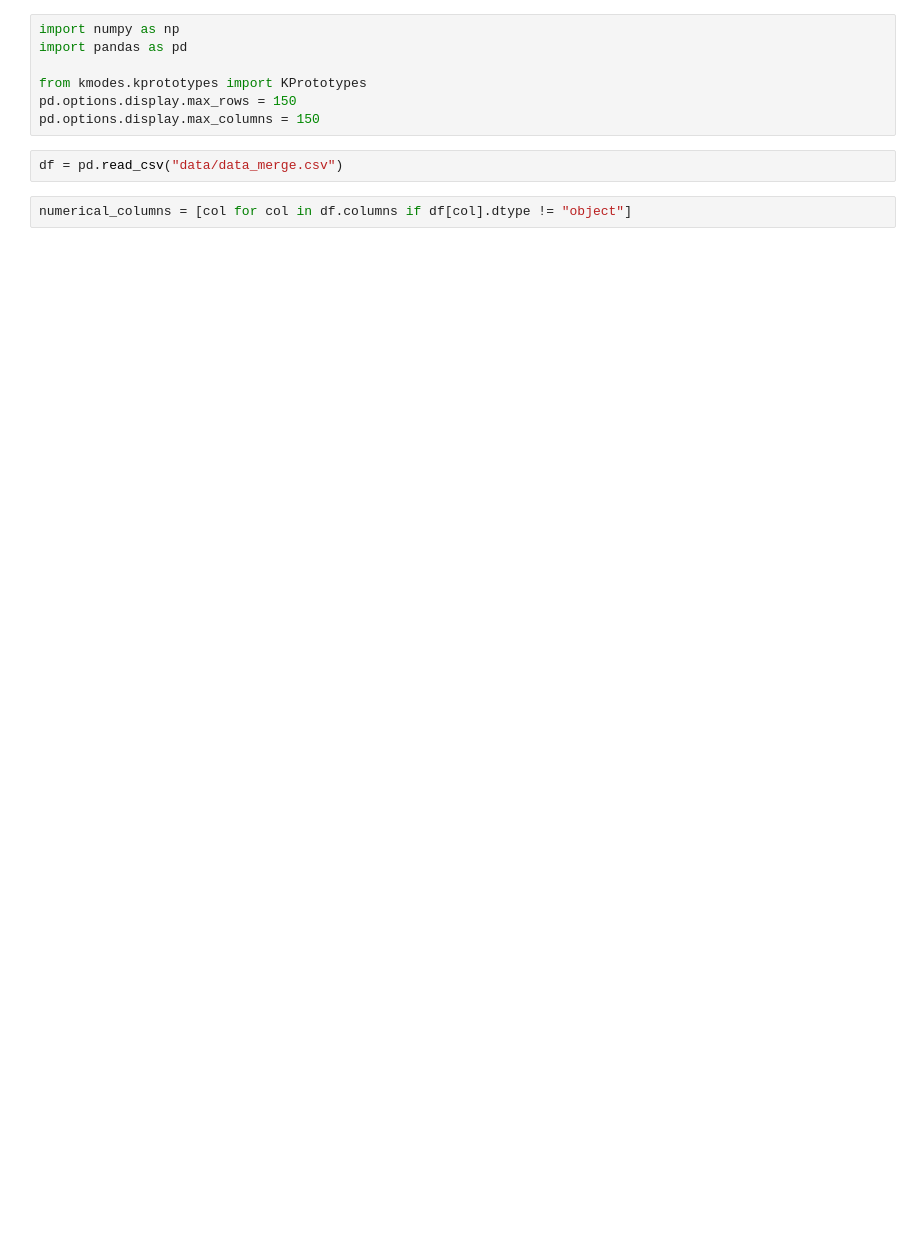
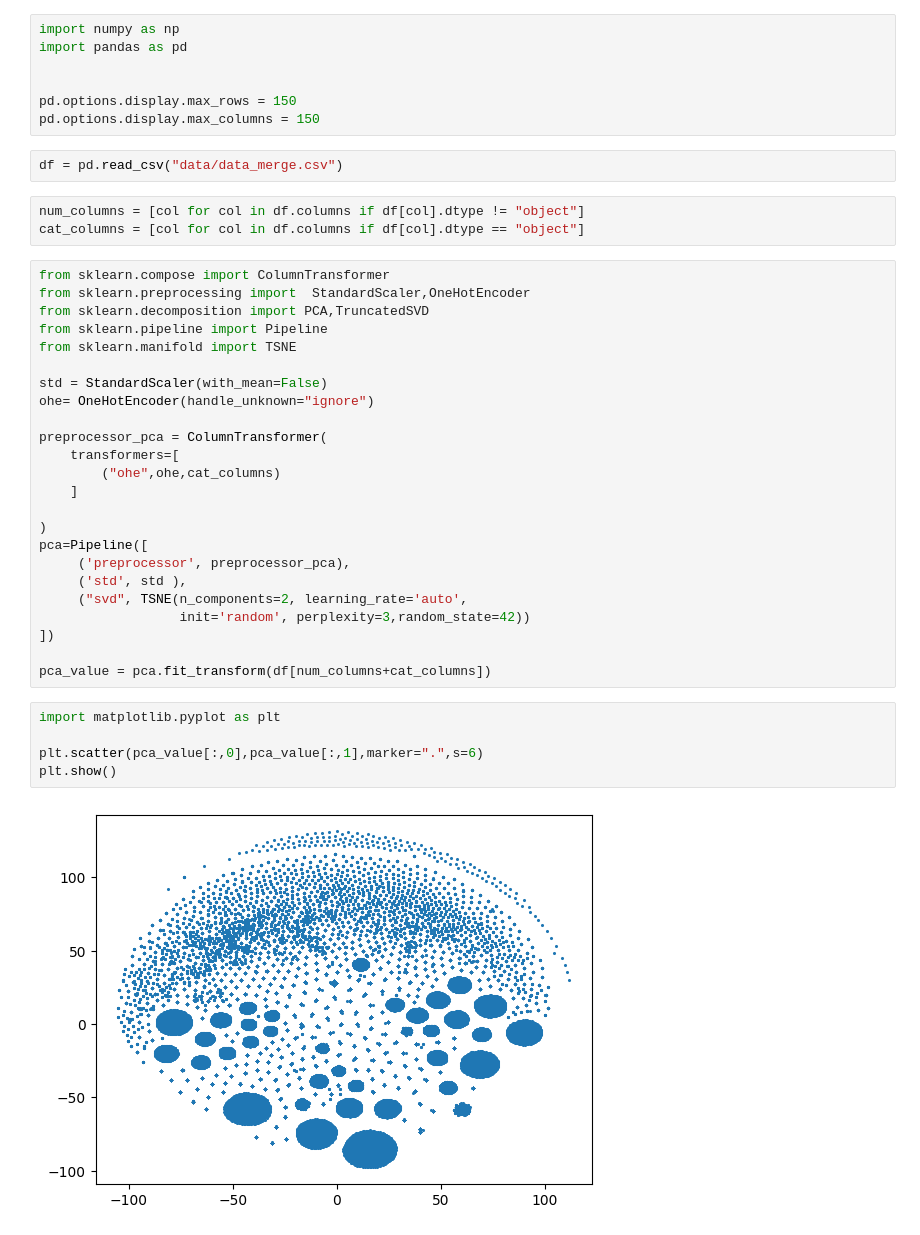
Before and after one commit to StevenDelval/segmentation_client, a Jupyter notebook: model.ipynb, the cells around one changed output. Cells and saved outputs as stored; diff of their text form; blank space fills up the shorter version.

```diff
--- a/model.ipynb
+++ b/model.ipynb
@@ -2,10 +2,42 @@
 import numpy as np
 import pandas as pd
 
-from kmodes.kprototypes import KPrototypes
+
 pd.options.display.max_rows = 150
 pd.options.display.max_columns = 150
 # %%
 df = pd.read_csv("data/data_merge.csv")
 # %%
-numerical_columns = [col for col in df.columns if df[col].dtype != "object"]
+num_columns = [col for col in df.columns if df[col].dtype != "object"]
+cat_columns = [col for col in df.columns if df[col].dtype == "object"]
+# %%
+from sklearn.compose import ColumnTransformer
+from sklearn.preprocessing import  StandardScaler,OneHotEncoder
+from sklearn.decomposition import PCA,TruncatedSVD
+from sklearn.pipeline import Pipeline
+from sklearn.manifold import TSNE
+
+std = StandardScaler(with_mean=False)
+ohe= OneHotEncoder(handle_unknown="ignore")
+
+preprocessor_pca = ColumnTransformer(
+    transformers=[
+        ("ohe",ohe,cat_columns)
+    ]
+
+)
+pca=Pipeline([
+     ('preprocessor', preprocessor_pca),
+     ('std', std ),
+     ("svd", TSNE(n_components=2, learning_rate='auto',
+                  init='random', perplexity=3,random_state=42))
+])
+
+pca_value = pca.fit_transform(df[num_columns+cat_columns])
+# %%
+import matplotlib.pyplot as plt
+
+plt.scatter(pca_value[:,0],pca_value[:,1],marker=".",s=6)
+plt.show()
+# %% [output]
+[figure, added]
```
Also changed, not shown: parts of 20 cells of this notebook, 1 other file.
